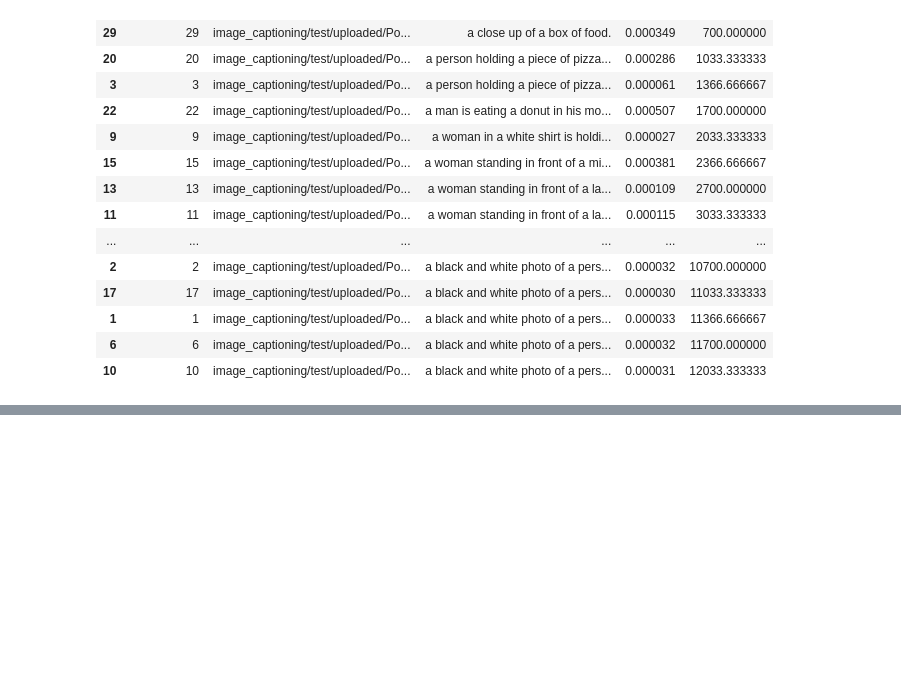
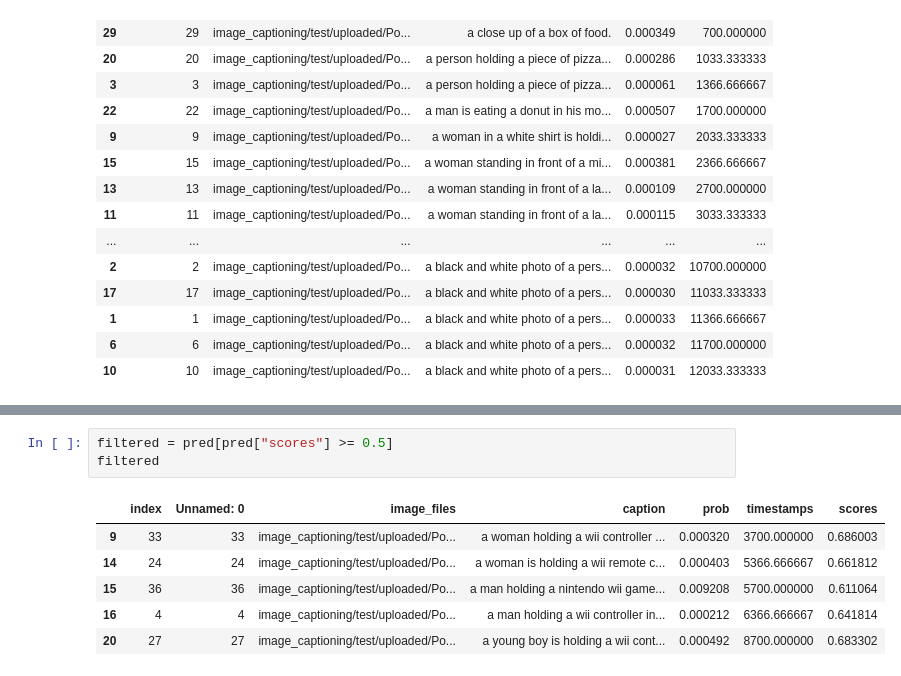
Before and after one commit to matthewgeng/videocontextsearch, a Jupyter notebook: backend/image_captioning/Untitled.ipynb, the cells around one changed output, grey strips where cells are left out. Drawn from its saved outputs; the diff is of its cells as text; blank space fills up the shorter version.

```diff
--- a/backend/image_captioning/Untitled.ipynb
+++ b/backend/image_captioning/Untitled.ipynb
@@ -151,0 +201,10 @@ df
+# %%
+filtered = pred[pred["scores"] >= 0.5]
+filtered
+# %% [output]
+|  | index | Unnamed: 0 | image_files | caption | prob | timestamps | scores |
+| 9 | 33 | 33 | image_captioning/test/uploaded/Po... | a woman holding a wii controller ... | 0.000320 | 3700.000000 | 0.686003 |
+| 14 | 24 | 24 | image_captioning/test/uploaded/Po... | a woman is holding a wii remote c... | 0.000403 | 5366.666667 | 0.661812 |
+| 15 | 36 | 36 | image_captioning/test/uploaded/Po... | a man holding a nintendo wii game... | 0.009208 | 5700.000000 | 0.611064 |
+| 16 | 4 | 4 | image_captioning/test/uploaded/Po... | a man holding a wii controller in... | 0.000212 | 6366.666667 | 0.641814 |
+| 20 | 27 | 27 | image_captioning/test/uploaded/Po... | a young boy is holding a wii cont... | 0.000492 | 8700.000000 | 0.683302 |
```
Also changed, not shown: parts of 15 cells of this notebook, 18 other files.
